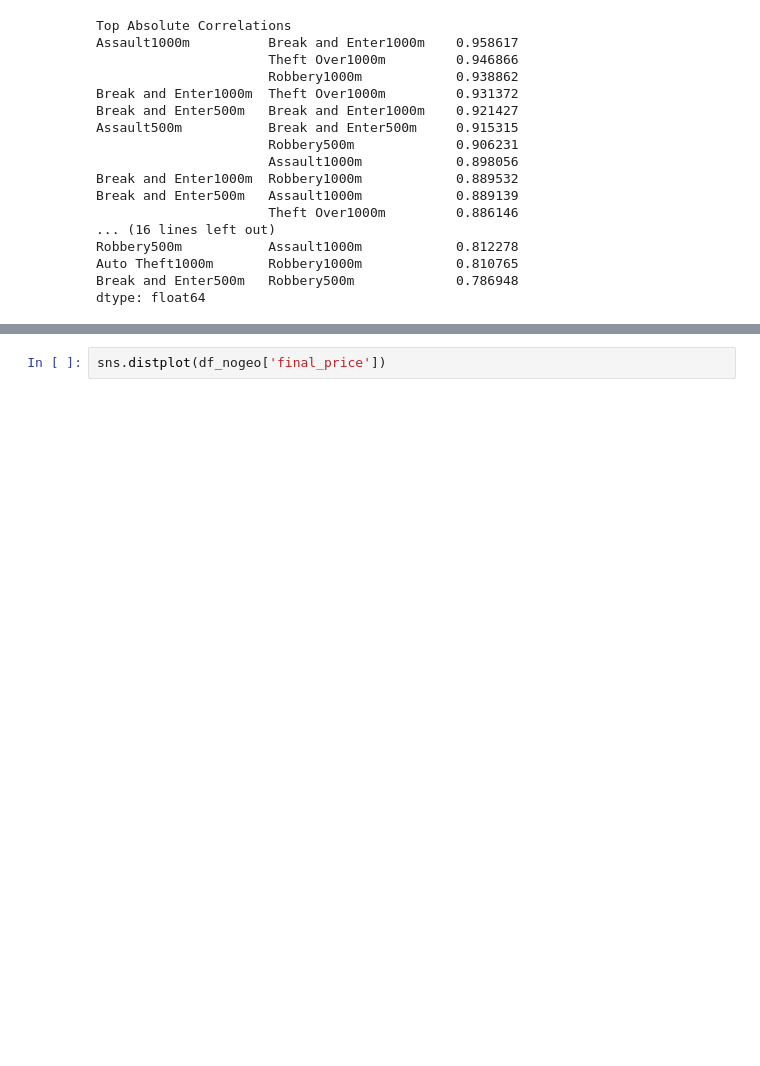
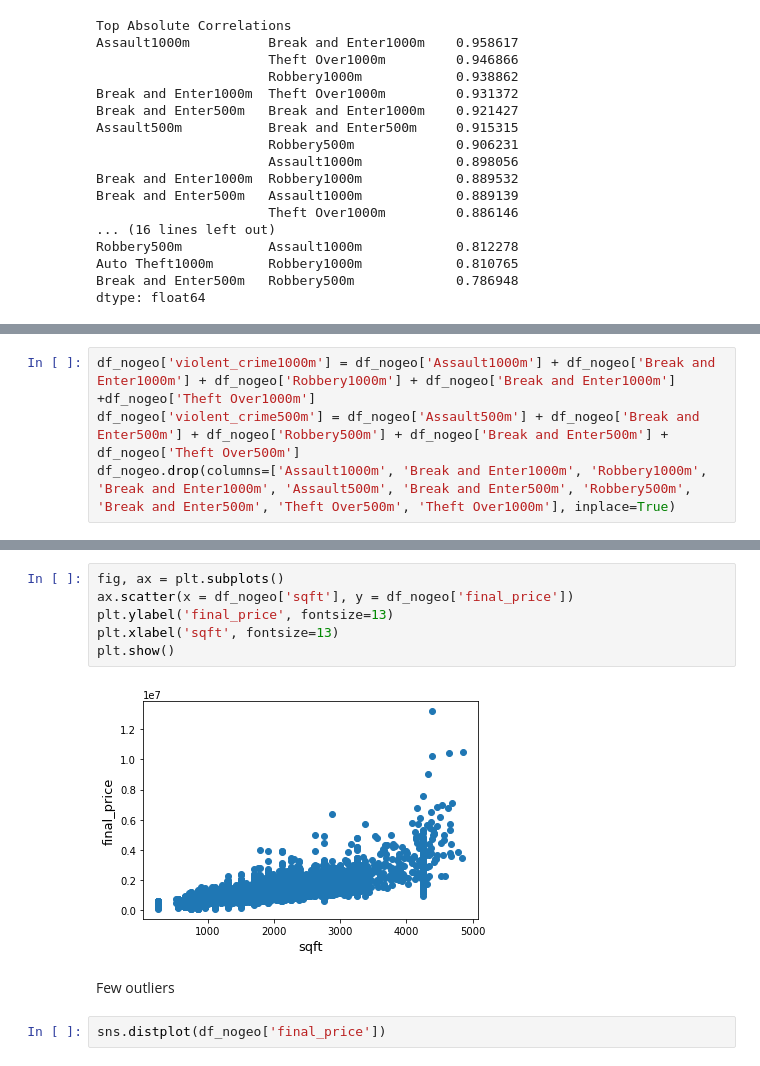
Before and after one commit to addds03/Geospatial-Analysis-on-House-Price-Prediction, a Jupyter notebook: Scripts/Modeling/modelv2_filled.ipynb, the cells around one changed output, grey strips where cells are left out. Cells and saved outputs as stored; diff of their text form; blank space fills up the shorter version.

```diff
--- a/Scripts/Modeling/modelv2_filled.ipynb
+++ b/Scripts/Modeling/modelv2_filled.ipynb
@@ -173,0 +141,4 @@ Should we absorb: Assault + B&E + Robbery + Theft
+# %%
+df_nogeo['violent_crime1000m'] = df_nogeo['Assault1000m'] + df_nogeo['Break and Enter1000m'] + df_nogeo['Robbery1000m'] + df_nogeo['Break and Enter1000m'] +df_nogeo['Theft Over1000m']
+df_nogeo['violent_crime500m'] = df_nogeo['Assault500m'] + df_nogeo['Break and Enter500m'] + df_nogeo['Robbery500m'] + df_nogeo['Break and Enter500m'] + df_nogeo['Theft Over500m']
+df_nogeo.drop(columns=['Assault1000m', 'Break and Enter1000m', 'Robbery1000m', 'Break and Enter1000m', 'Assault500m', 'Break and Enter500m', 'Robbery500m', 'Break and Enter500m', 'Theft Over500m', 'Theft Over1000m'], inplace=True)
@@ -174,3 +191,13 @@ Should we absorb: Assault + B&E + Robbery + Theft
+# %%
+fig, ax = plt.subplots()
+ax.scatter(x = df_nogeo['sqft'], y = df_nogeo['final_price'])
+plt.ylabel('final_price', fontsize=13)
+plt.xlabel('sqft', fontsize=13)
+plt.show()
+# %% [output]
+[figure, added]
+# %% [markdown]
+Few outliers
 # %%
 sns.distplot(df_nogeo['final_price'])
 # %% [output]
```
Also changed, not shown: parts of 23 cells of this notebook, 3 other files.
